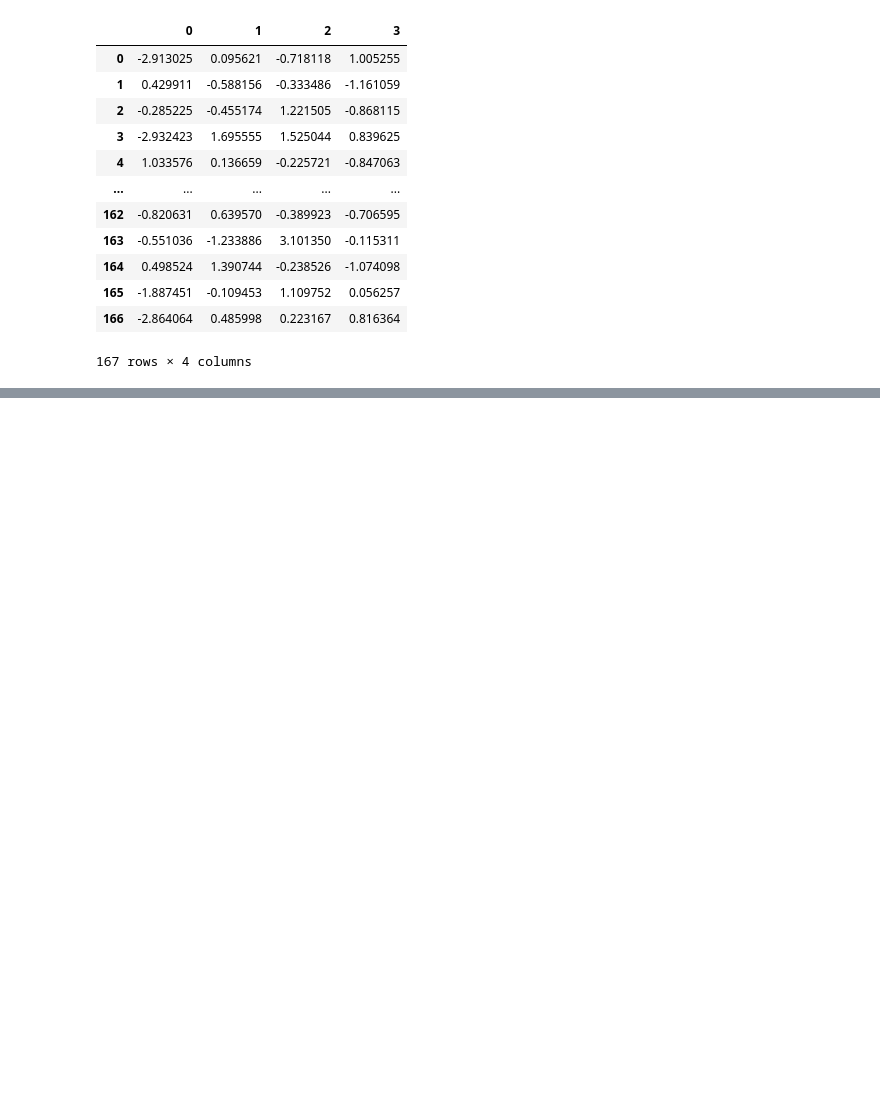
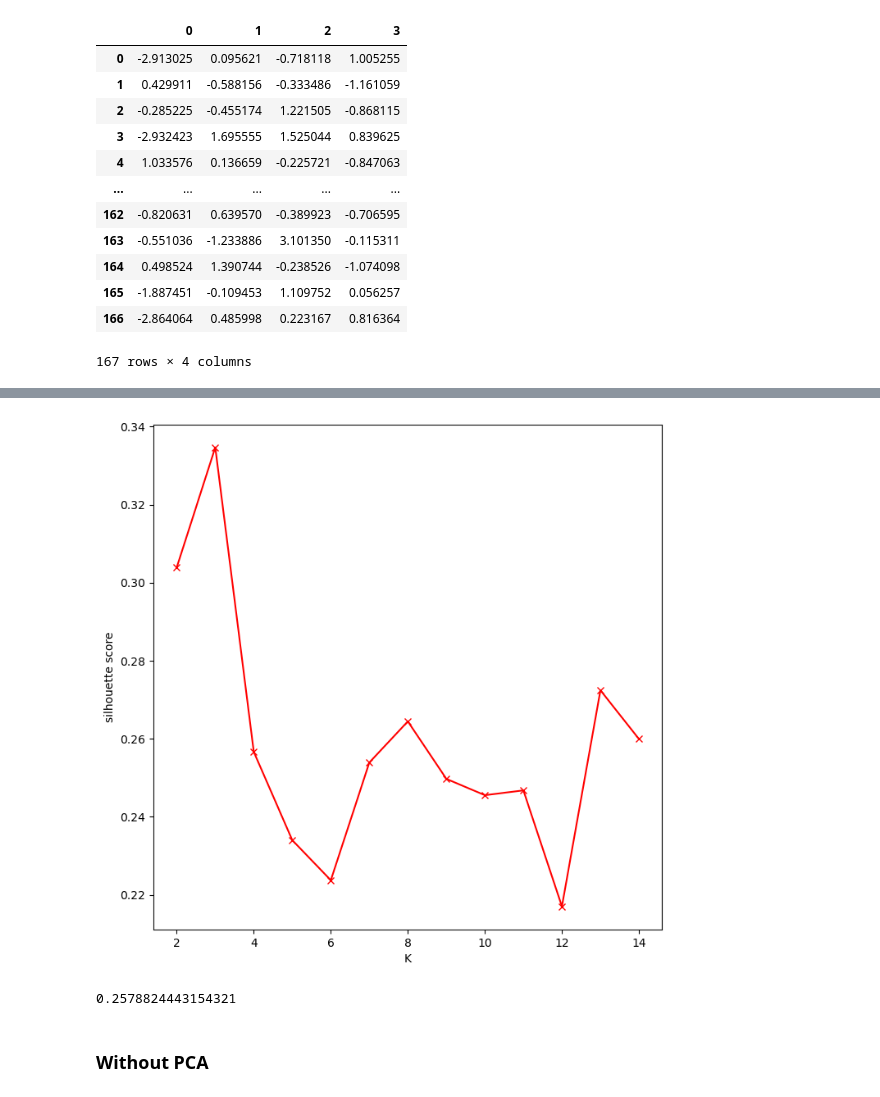
Before and after one commit to jasonssdev/platzi-clustering, a Jupyter notebook: notebooks/05_project_clustering.ipynb, the cells around one changed output, grey strips where cells are left out. Saved outputs shown, nothing was run; the diff lists cells and outputs as text; code cells hidden in the pictures; blank space fills up the shorter version.

```diff
--- a/notebooks/05_project_clustering.ipynb
+++ b/notebooks/05_project_clustering.ipynb
@@ -183,0 +209,17 @@ pca_data_standard
+# %%
+fig = plt.figure(figsize=(8,8))
+plt.plot(K, silhouette_scores, 'rx-')
+plt.xlabel('K')
+plt.ylabel('silhouette score')
+plt.show()
+# %% [output]
+[figure, added]
+# %%
+km = KMeans(n_clusters = 5)
+y = km.fit_predict(pca_data_standard)
+print(silhouette_score(pca_data_standard, y))
+df_country['k_means_pca'] = y
+# %% [output]
+0.2578824443154321
+# %% [markdown]
+### Without PCA
```
Also changed, not shown: parts of 43 cells of this notebook.
